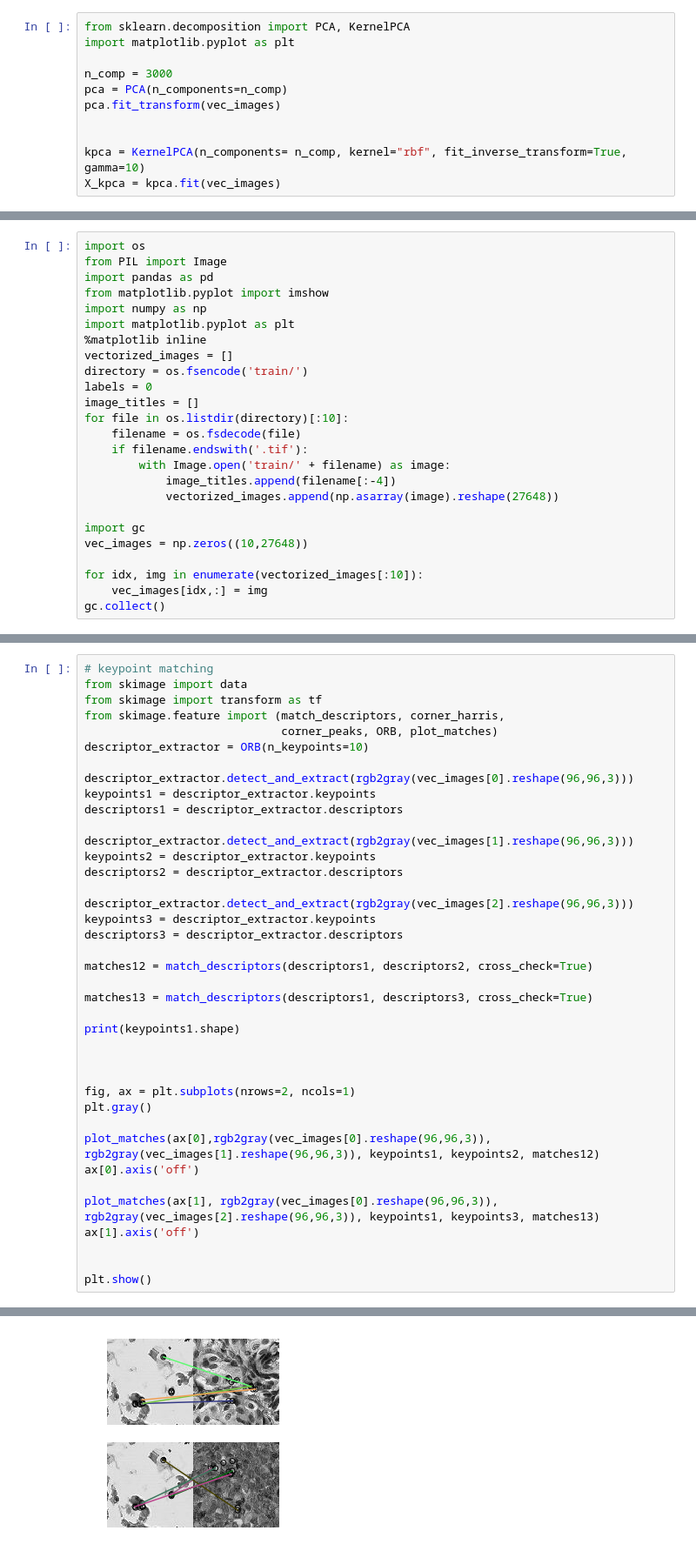
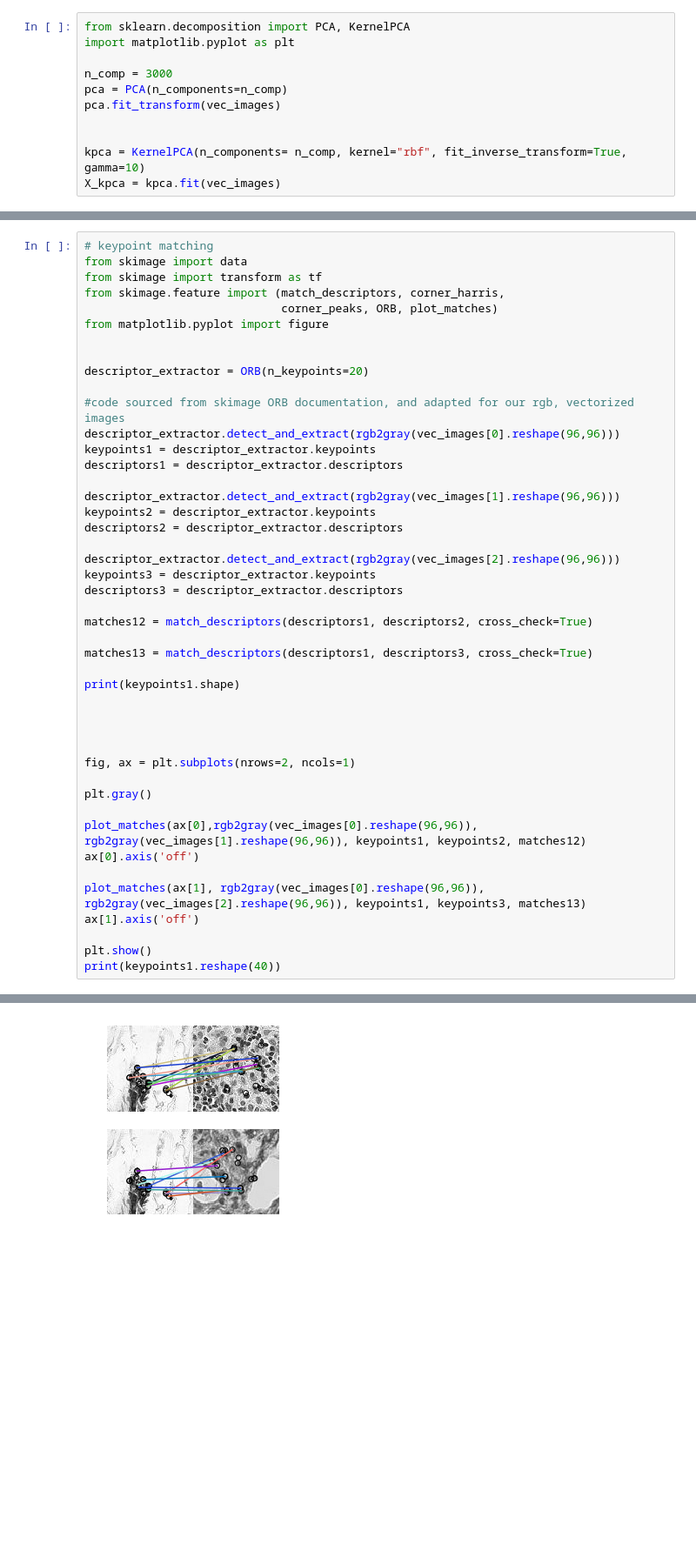
Before and after one commit to rasimon22/CSE7324, a Jupyter notebook: Lab2/Lab2.ipynb, the cells around one changed output, grey strips where cells are left out. Shown at 87% size. Cells and saved outputs as stored; diff of their text form; blank space fills up the shorter version.

```diff
--- a/Lab2/Lab2.ipynb
+++ b/Lab2/Lab2.ipynb
@@ -120,25 +178,0 @@ SSIM for reconstruction of noncancerous samples with kernel PCA 0.62018766350821
-# %%
-import os
-from PIL import Image
-import pandas as pd
-from matplotlib.pyplot import imshow
-import numpy as np
-import matplotlib.pyplot as plt
-%matplotlib inline
-vectorized_images = []
-directory = os.fsencode('train/')
-labels = 0
-image_titles = []
-for file in os.listdir(directory)[:10]:
-    filename = os.fsdecode(file)
-    if filename.endswith('.tif'):
-        with Image.open('train/' + filename) as image:
-            image_titles.append(filename[:-4])
-            vectorized_images.append(np.asarray(image).reshape(27648))
-
-import gc
-vec_images = np.zeros((10,27648))
-
-for idx, img in enumerate(vectorized_images[:10]):
-    vec_images[idx,:] = img
-gc.collect()
@@ -171,17 +256,21 @@ from skimage import data
 from skimage import transform as tf
 from skimage.feature import (match_descriptors, corner_harris,
                              corner_peaks, ORB, plot_matches)
-descriptor_extractor = ORB(n_keypoints=10)
+from matplotlib.pyplot import figure
 
-descriptor_extractor.detect_and_extract(rgb2gray(vec_images[0].reshape(96,96,3)))
+
+descriptor_extractor = ORB(n_keypoints=20)
+
+#code sourced from skimage ORB documentation, and adapted for our rgb, vectorized images
+descriptor_extractor.detect_and_extract(rgb2gray(vec_images[0].reshape(96,96)))
 keypoints1 = descriptor_extractor.keypoints
 descriptors1 = descriptor_extractor.descriptors
 
-descriptor_extractor.detect_and_extract(rgb2gray(vec_images[1].reshape(96,96,3)))
+descriptor_extractor.detect_and_extract(rgb2gray(vec_images[1].reshape(96,96)))
 keypoints2 = descriptor_extractor.keypoints
 descriptors2 = descriptor_extractor.descriptors
 
-descriptor_extractor.detect_and_extract(rgb2gray(vec_images[2].reshape(96,96,3)))
+descriptor_extractor.detect_and_extract(rgb2gray(vec_images[2].reshape(96,96)))
 keypoints3 = descriptor_extractor.keypoints
 descriptors3 = descriptor_extractor.descriptors
 
@@ -193,15 +282,17 @@ print(keypoints1.shape)
 
 
 
+
 fig, ax = plt.subplots(nrows=2, ncols=1)
+
 plt.gray()
 
-plot_matches(ax[0],rgb2gray(vec_images[0].reshape(96,96,3)), rgb2gray(vec_images[1].reshape(96,96,3)), keypoints1, keypoints2, matches12)
+plot_matches(ax[0],rgb2gray(vec_images[0].reshape(96,96)), rgb2gray(vec_images[1].reshape(96,96)), keypoints1, keypoints2, matches12)
 ax[0].axis('off')
 
-plot_matches(ax[1], rgb2gray(vec_images[0].reshape(96,96,3)), rgb2gray(vec_images[2].reshape(96,96,3)), keypoints1, keypoints3, matches13)
+plot_matches(ax[1], rgb2gray(vec_images[0].reshape(96,96)), rgb2gray(vec_images[2].reshape(96,96)), keypoints1, keypoints3, matches13)
 ax[1].axis('off')
 
-
 plt.show()
+print(keypoints1.reshape(40))
 # %% [output]
@@ -216 +300 @@ plt.show()
-[figure, old version]
+[figure, new version]
```
Also changed, not shown: parts of 19 cells of this notebook.
